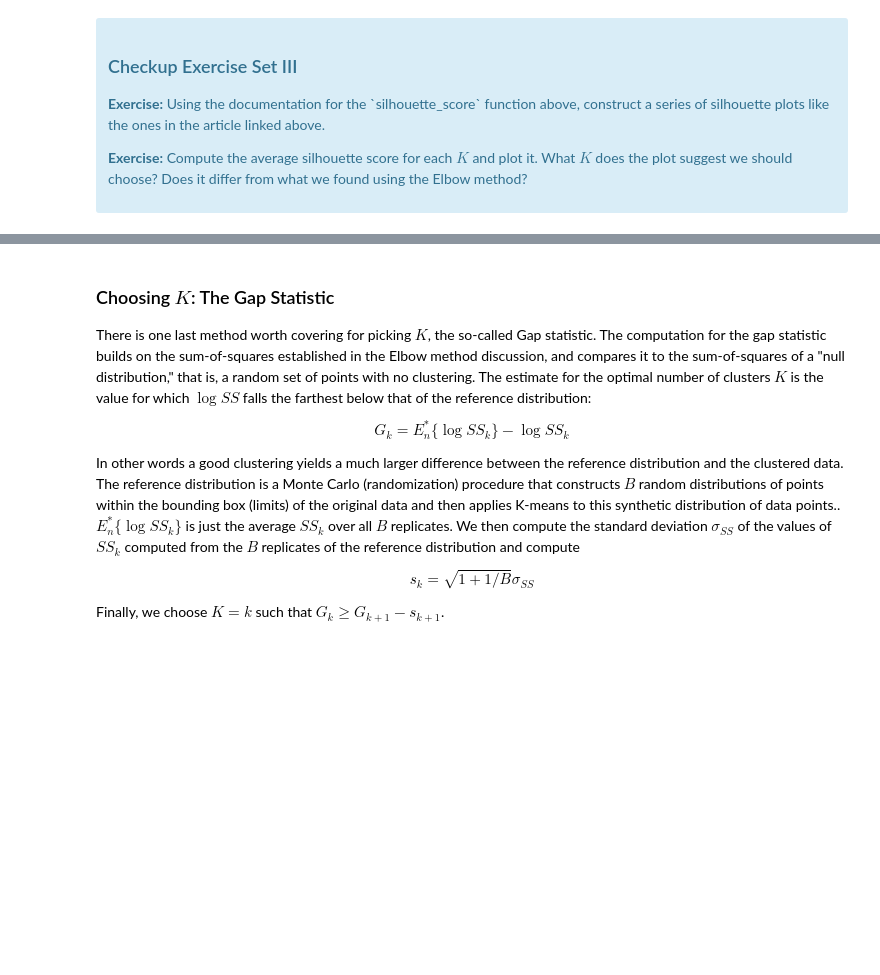
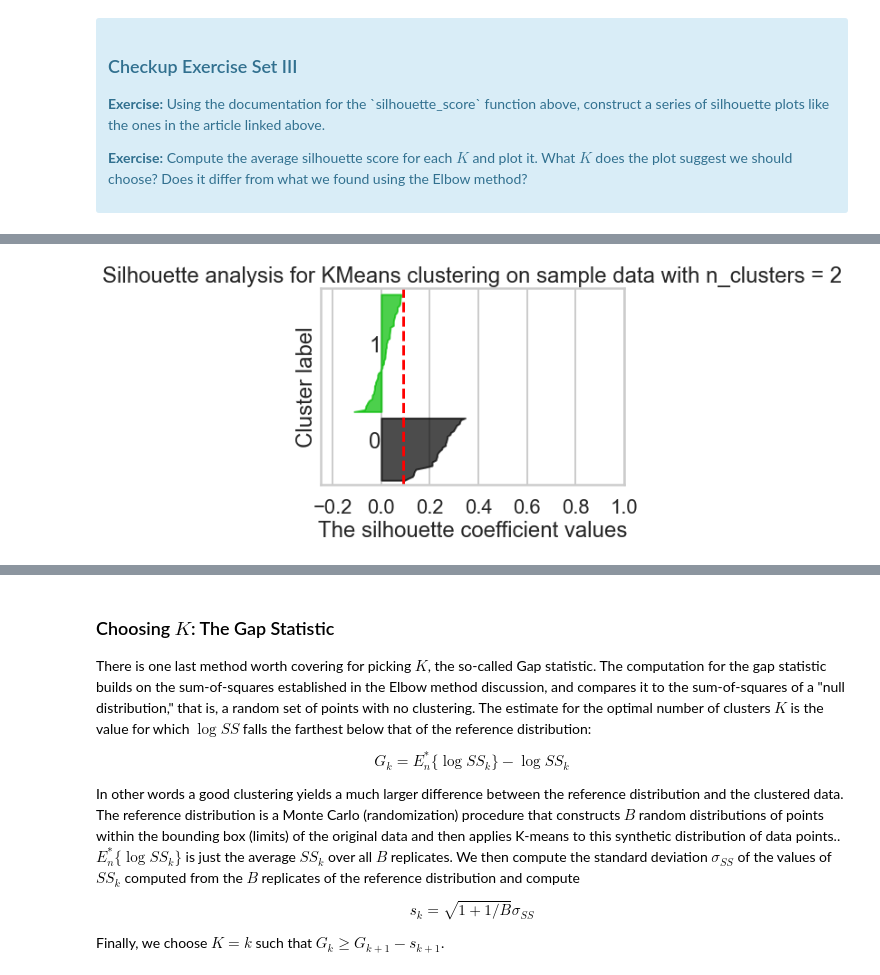
Before and after one commit to MMBazel/Springboard-MLETrack-Student, a Jupyter notebook: mini-projects/Clustering/Mini_Project_Clustering.ipynb, the cells around one changed output, grey strips where cells are left out. Saved outputs shown, nothing was run; the diff lists cells and outputs as text; code cells hidden in the pictures; blank space fills up the shorter version.

```diff
--- a/mini-projects/Clustering/Mini_Project_Clustering.ipynb
+++ b/mini-projects/Clustering/Mini_Project_Clustering.ipynb
@@ -108,0 +216,92 @@ Fortunately, scikit-learn provides a function to compute this for us (phew!) cal
+# %%
+# Your turn.
+
+from sklearn.cluster import KMeans
+from sklearn.metrics import silhouette_samples, silhouette_score
+
+import matplotlib.pyplot as plt
+import matplotlib.cm as cm
+import numpy as np
+
+
+
+range_n_clusters = range(2,12)
+
+for n_clusters in range_n_clusters:
+
+
+    # Build the K-means and get cluster labels
+
+    clusterer = KMeans(n_clusters=n_clusters, random_state=42)
+    cluster_labels = clusterer.fit_predict(x_cols)
+
+
+
+    # The silhouette_score gives the average value for all the samples.
+    # This gives a perspective into the density and separation of the formed
+    # clusters
+    silhouette_avg = silhouette_score(x_cols, cluster_labels)
+    print("For n_clusters =", n_clusters,
+          "The average silhouette_score is :", silhouette_avg)
+
+    # Compute the silhouette scores for each sample
+    sample_silhouette_values = silhouette_samples(x_cols, cluster_labels)
+
+    # Build graphs for the distances in each cluster
+
+
+    # The silhouette coefficient can range from -1, 1 but in this example all
+    # lie within [-0.1, 1]
+    fig, ax = plt.subplots(1, 1)
+    ax.set_xlim([-0.25, 0.6])
+    # The (n_clusters+1)*2.5 is for inserting blank space between silhouette
+    # plots of individual clusters, to demarcate them clearly.
+    ax.set_ylim([0, len(x_cols) + (n_clusters + 1) * 2.5])
+
+
+    y_lower = 2.5
+    for i in range(n_clusters):
+        # Aggregate the silhouette scores for samples belonging to
+        # cluster i, and sort them
+        ith_cluster_silhouette_values = \
+            sample_silhouette_values[cluster_labels == i]
+
+        # Sort in default (ascending) order
+        ith_cluster_silhouette_values.sort()
+
+        # Find out how many obs in the cluster
+        size_cluster_i = ith_cluster_silhouette_values.shape[0]
+
+        # Set an upper bound based for the individual cluster
+        y_upper = y_lower + size_cluster_i
+
+        # Set a color for the plot of distances in this cluster
+        color = cm.nipy_spectral(float(i) / n_clusters)
+
+        # Fill graph with data
+        ax.fill_betweenx(np.arange(y_lower, y_upper),
+                          0, ith_cluster_silhouette_values,
+                          facecolor=color, edgecolor=color, alpha=0.7)
+
+        # label axes and set for next cluster
+        # Label plot areas for cluster
+        ax.text(-0.05, y_lower + 0.5 * size_cluster_i, str(i))
+
+        # Compute the new y_lower for next plot
+        # Provide space between plots for each cluster
+        y_lower = y_upper + 2.5  # 10 for the 0 samples
+
+    ax.set_title("Silhouette analysis for KMeans clustering on sample data "
+                  "with n_clusters = %d" % n_clusters)
+    ax.set_xlabel("The silhouette coefficient values")
+    ax.set_ylabel("Cluster label")
+
+    # The vertical line for average silhouette score of all the values
+    ax.axvline(x=silhouette_avg, color="red", linestyle="--")
+
+    ax.set_yticks([])  # Clear the yaxis labels / ticks
+    ax.set_xticks([-0.2, 0, 0.2, 0.4, 0.6, 0.8, 1])
+
+
+plt.show()
+# %% [output]
@@ -108,0 +318 @@ Fortunately, scikit-learn provides a function to compute this for us (phew!) cal
+[figure, added]
```
Also changed, not shown: parts of 27 cells of this notebook, 2 other files.
